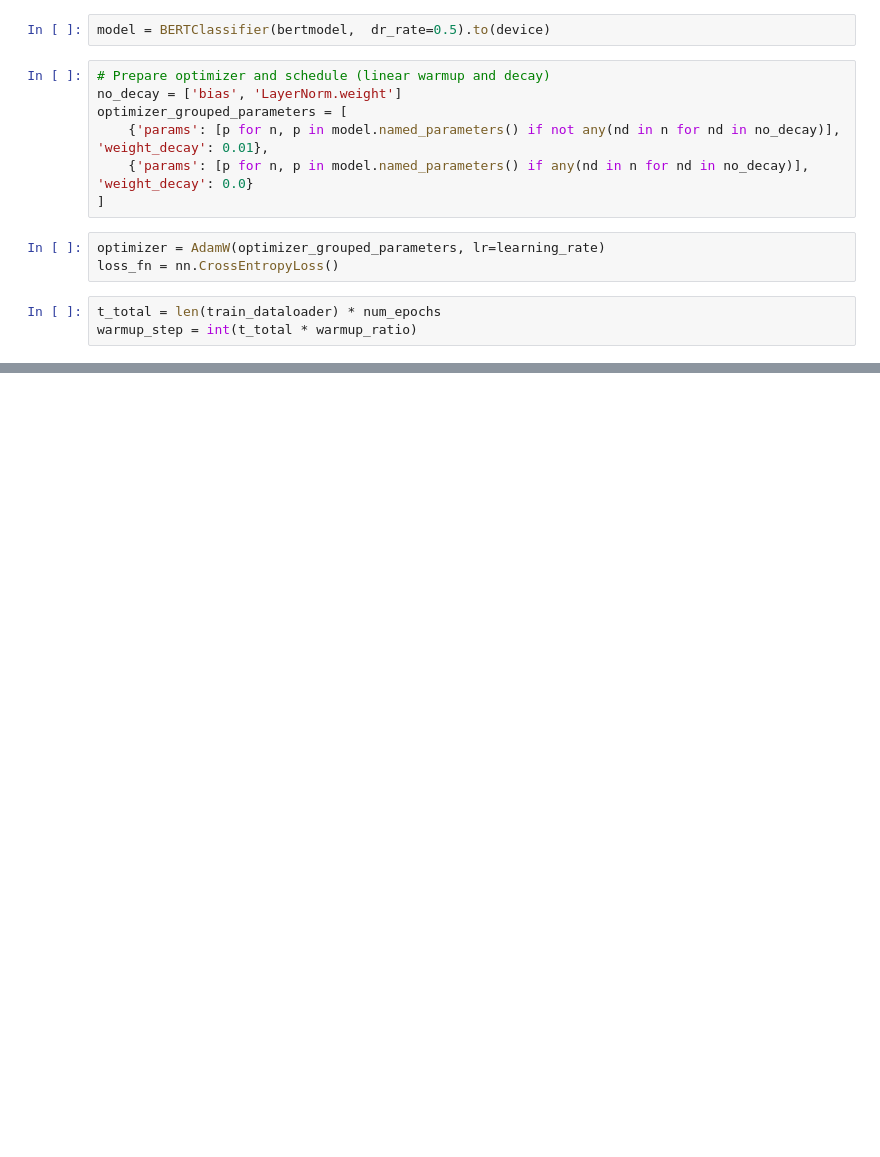
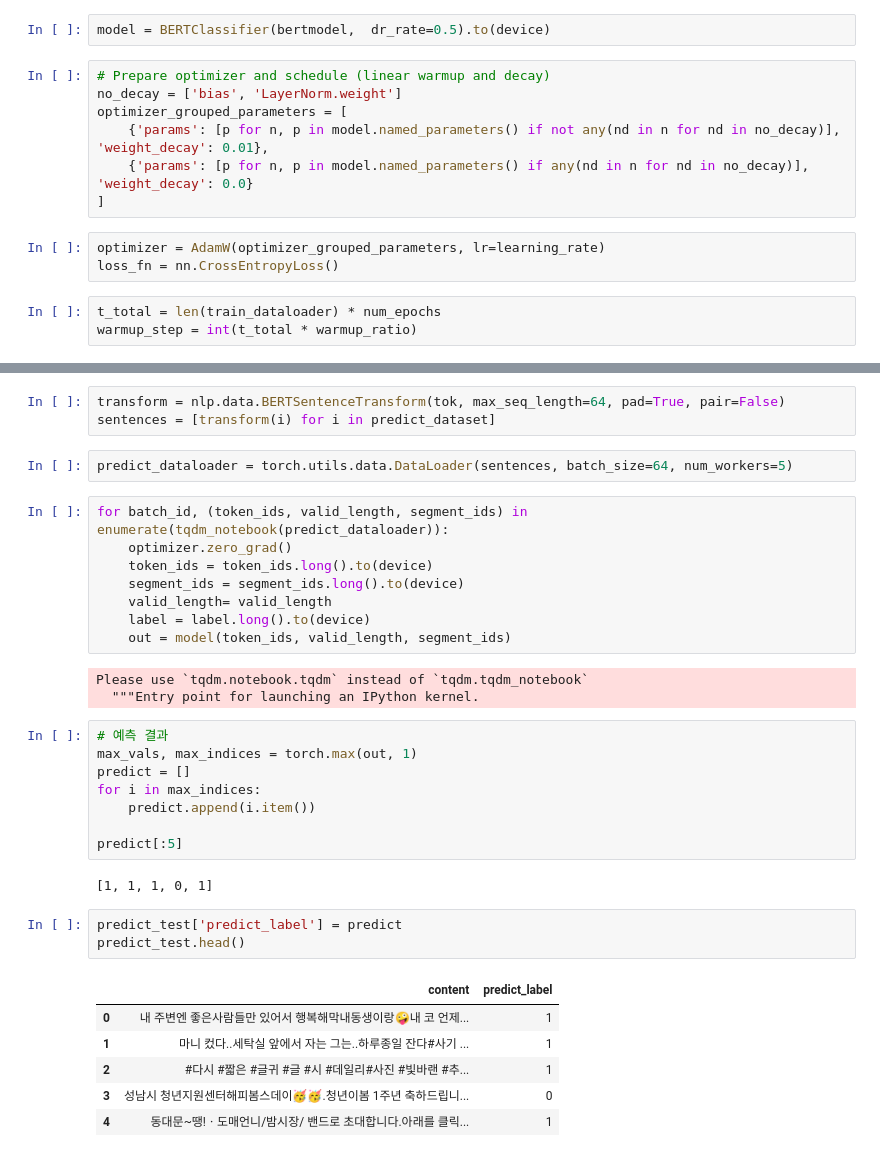
Before and after one commit to jisang93/Insta_Profile_Prediction, a Jupyter notebook: Data_Analysis/Deep_Learning_Based_Classification.ipynb, the cells around one changed output, grey strips where cells are left out. Saved outputs shown, nothing was run; the diff lists cells and outputs as text; blank space fills up the shorter version.

```diff
--- a/Data_Analysis/Deep_Learning_Based_Classification.ipynb
+++ b/Data_Analysis/Deep_Learning_Based_Classification.ipynb
@@ -244,0 +256,36 @@ KeyboardInterrupt:
+# %%
+transform = nlp.data.BERTSentenceTransform(tok, max_seq_length=64, pad=True, pair=False)
+sentences = [transform(i) for i in predict_dataset]
+# %%
+predict_dataloader = torch.utils.data.DataLoader(sentences, batch_size=64, num_workers=5)
+# %%
+for batch_id, (token_ids, valid_length, segment_ids) in enumerate(tqdm_notebook(predict_dataloader)):
+    optimizer.zero_grad()
+    token_ids = token_ids.long().to(device)
+    segment_ids = segment_ids.long().to(device)
+    valid_length= valid_length
+    label = label.long().to(device)
+    out = model(token_ids, valid_length, segment_ids)
+# %% [output]
+Please use `tqdm.notebook.tqdm` instead of `tqdm.tqdm_notebook`
+  """Entry point for launching an IPython kernel.
+# %%
+# 예측 결과
+max_vals, max_indices = torch.max(out, 1)
+predict = []
+for i in max_indices:
+    predict.append(i.item())
+
+predict[:5]
+# %% [output]
+[1, 1, 1, 0, 1]
+# %%
+predict_test['predict_label'] = predict
+predict_test.head()
+# %% [output]
+|  | content | predict_label |
+| 0 | 내 주변엔 좋은사람들만 있어서 행복해막내동생이랑🤪내 코 언제... | 1 |
+| 1 | 마니 컸다..세탁실 앞에서 자는 그는..하루종일 잔다#사기 ... | 1 |
+| 2 | #다시 #짧은 #글귀 #글 #시 #데일리#사진 #빛바랜 #추... | 1 |
+| 3 | 성남시 청년지원센터해피봄스데이🥳🥳.청년이봄 1주년 축하드립니... | 0 |
+| 4 | 동대문~땡!ㆍ도매언니/밤시장/ 밴드로 초대합니다.아래를 클릭... | 1 |
```
Also changed, not shown: parts of 23 cells of this notebook, 4 other files.
